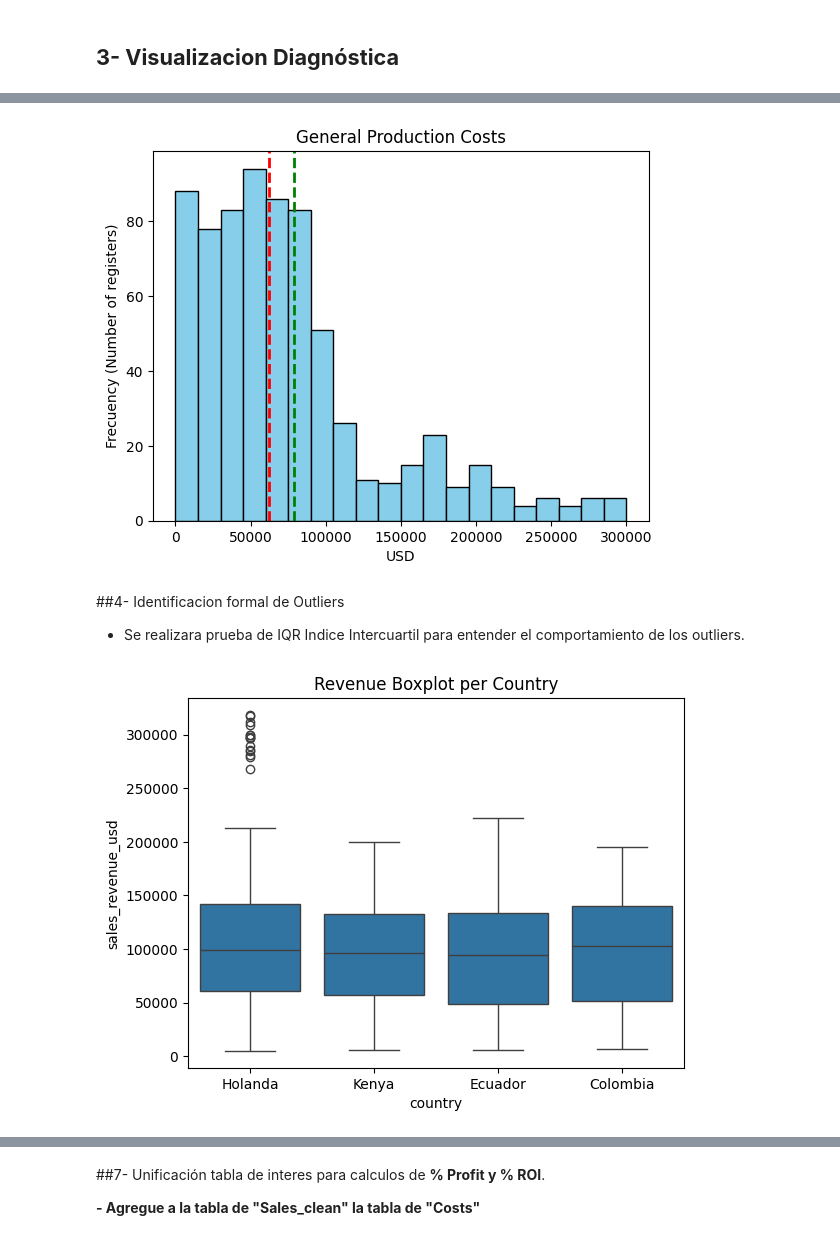
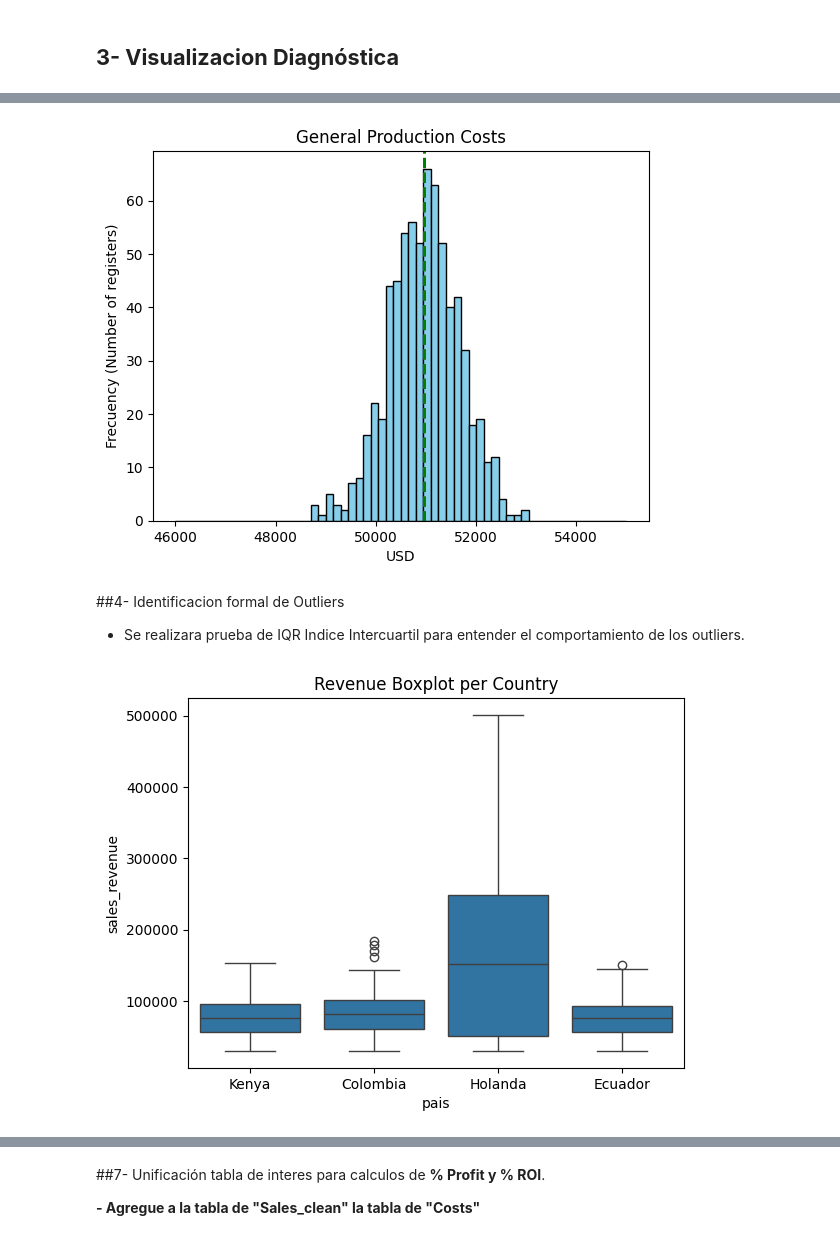
Before and after one commit to alexsandoval05/Revenue-sustainability-Chrysal, a Jupyter notebook: chrysal_profit_sustainability.ipynb, the cells around one changed output, grey strips where cells are left out. Saved outputs shown, nothing was run; the diff lists cells and outputs as text; code cells hidden in the pictures.

```diff
--- a/chrysal_profit_sustainability.ipynb
+++ b/chrysal_profit_sustainability.ipynb
@@ -11,7 +11,7 @@ import matplotlib.pyplot as plt
 import seaborn as sns
 import numpy as np
 
-sales = pd.read_csv("/content/Tabla1_Chrysal_Sustainability.csv")
+sales = pd.read_csv("/content/Tabla1_Chrysal_sustainability (2).csv")
 marketing = pd.read_csv("/content/Tabla2_Marketing_Campaign.csv")
 costs = pd.read_csv("/content/Tabla3_Costs.csv")
 # %%
@@ -49,7 +49,7 @@ mostrar_heads(datasets)
 6          4000.0            1         Email Marketing
 7          4000.0            1         Email Marketing
 # %%
-sales_clean["Date"] = pd.to_datetime(sales_clean["date"], errors="coerce", utc=True)
+sales_clean["Date"] = pd.to_datetime(sales_clean["fecha"], errors="coerce", utc=True)
 sales_clean["Year"]  = sales_clean["Date"].dt.year
 sales_clean["Month"] = sales_clean["Date"].dt.month
 sales_clean.head()
@@ -391,24 +445,24 @@ plt.show()
 # %%
-plt.hist(sales_clean['production_cost_usd'], bins=20, color='skyblue', edgecolor='black', range=(0,300000)) # figsize=(ancho, alto)
+plt.hist(sales_clean['production_cost_usd'], bins=60, color='skyblue', edgecolor='black', range=(46000,55000)) # figsize=(ancho, alto)
 median_sales = sales_clean['production_cost_usd'].median()
 average_sales = sales_clean['production_cost_usd'].mean()
 
 plt.axvline(median_sales, color='red', linestyle='dashed', linewidth=2, label='Media')
 plt.axvline(average_sales, color='green', linestyle='dashed', linewidth=2, label='Mediana')
 
 plt.title('General Production Costs')
 plt.xlabel('USD')
 plt.ylabel('Frecuency (Number of registers)')
 plt.show()
 # %% [output]
-[figure, old version]
+[figure, new version]
 # %% [markdown]
 ##4- Identificacion formal de Outliers
 - Se realizara prueba de IQR Indice Intercuartil para entender el comportamiento de los outliers.
 # %%
-sns.boxplot(data=sales_paises, x="country", y="sales_revenue_usd")
+sns.boxplot(data=sales_paises, x="pais", y="sales_revenue")
 plt.title(f'Revenue Boxplot per Country')
 plt.show()
 # %% [output]
-[figure, old version]
+[figure, new version]
 # %%
```
Also changed, not shown: parts of 52 cells of this notebook.
